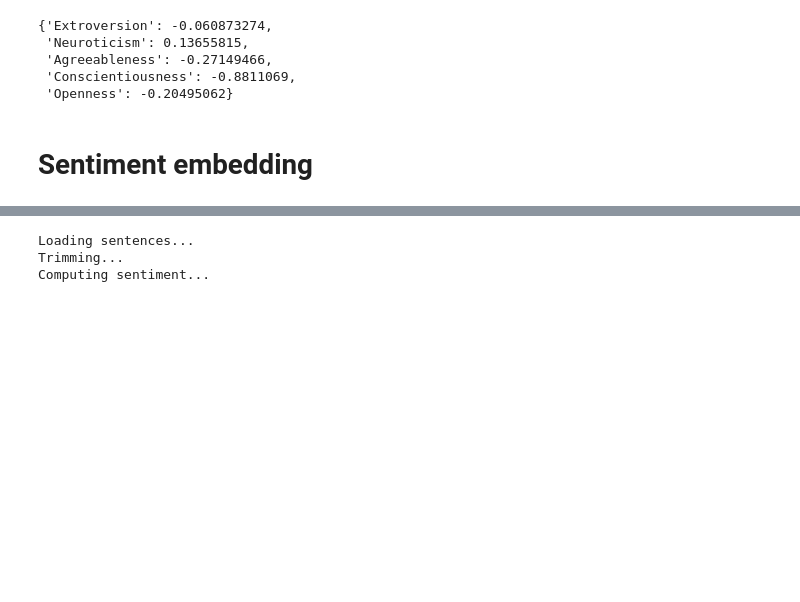
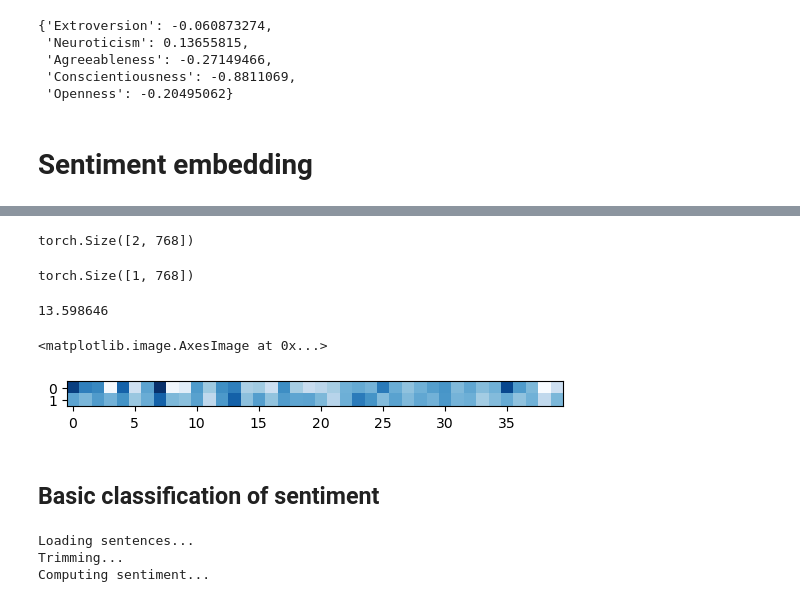
Before and after one commit to stmorse/reddit, a Jupyter notebook: analysis/sandbox3_nontopic.ipynb, the cells around one changed output, grey strips where cells are left out. Cells and saved outputs as stored; diff of their text form; code cells hidden in the pictures; blank space fills up the shorter version.

```diff
--- a/analysis/sandbox3_nontopic.ipynb
+++ b/analysis/sandbox3_nontopic.ipynb
@@ -73,3 +479,56 @@ personality_detection('This is another really amazing test of this classifier!!'
+# %%
+# Example sentence
+sentence = ["This is a great product!", "What a fantastic model"]
+
+# Tokenize the input
+inputs = tokenizer(sentence, return_tensors="pt", truncation=True, padding=True)
+
+# Get the hidden states from the fine-tuned base model
+with torch.no_grad():
+    outputs = base_model(**inputs)
+    hidden_states = outputs.last_hidden_state  # Shape: [batch_size, seq_length, hidden_size]
+
+# mean pooling
+attention_mask = inputs['attention_mask']  # Shape: [batch_size, seq_length]
+sentence_embedding = (hidden_states * attention_mask.unsqueeze(-1)).sum(dim=1) / attention_mask.sum(dim=1, keepdim=True)
+
+sentence_embedding.shape
+# %% [output]
+torch.Size([2, 768])
+# %%
+def mean_pooling(model_output, attention_mask):
+    token_embeddings = model_output[0] #First element of model_output contains all token embeddings
+    input_mask_expanded = attention_mask.unsqueeze(-1).expand(token_embeddings.size()).float()
+    return torch.sum(token_embeddings * input_mask_expanded, 1) / \
+        torch.clamp(input_mask_expanded.sum(1), min=1e-9)
+# %%
+tokenizer_original = transformers.DistilBertTokenizer.from_pretrained('distilbert-base-uncased')
+model_original = transformers.DistilBertModel.from_pretrained("distilbert-base-uncased")
+# %%
+inputs_original = tokenizer_original(sentence, return_tensors='pt')
+
+with torch.no_grad():
+    outputs_original = model_original(**inputs_original)
+
+# pooling
+sentence_embedding_original = mean_pooling(outputs_original, inputs_original['attention_mask'])
+
+sentence_embedding_original.shape
+# %% [output]
+torch.Size([1, 768])
+# %%
+np.linalg.norm(sentence_embedding - sentence_embedding_original)
+# %% [output]
+13.598646
+# %%
+z = np.vstack((sentence_embedding, sentence_embedding_original))
+
+plt.imshow(z[:,:40], cmap='Blues')
+# %% [output]
+<matplotlib.image.AxesImage at 0x...>
+[figure, added]
+# %% [markdown]
+## Basic classification of sentiment
 # %%
 classifier = transformers.pipeline(
     'text-classification',
```
Also changed, not shown: parts of 54 cells of this notebook, 4 other files.
